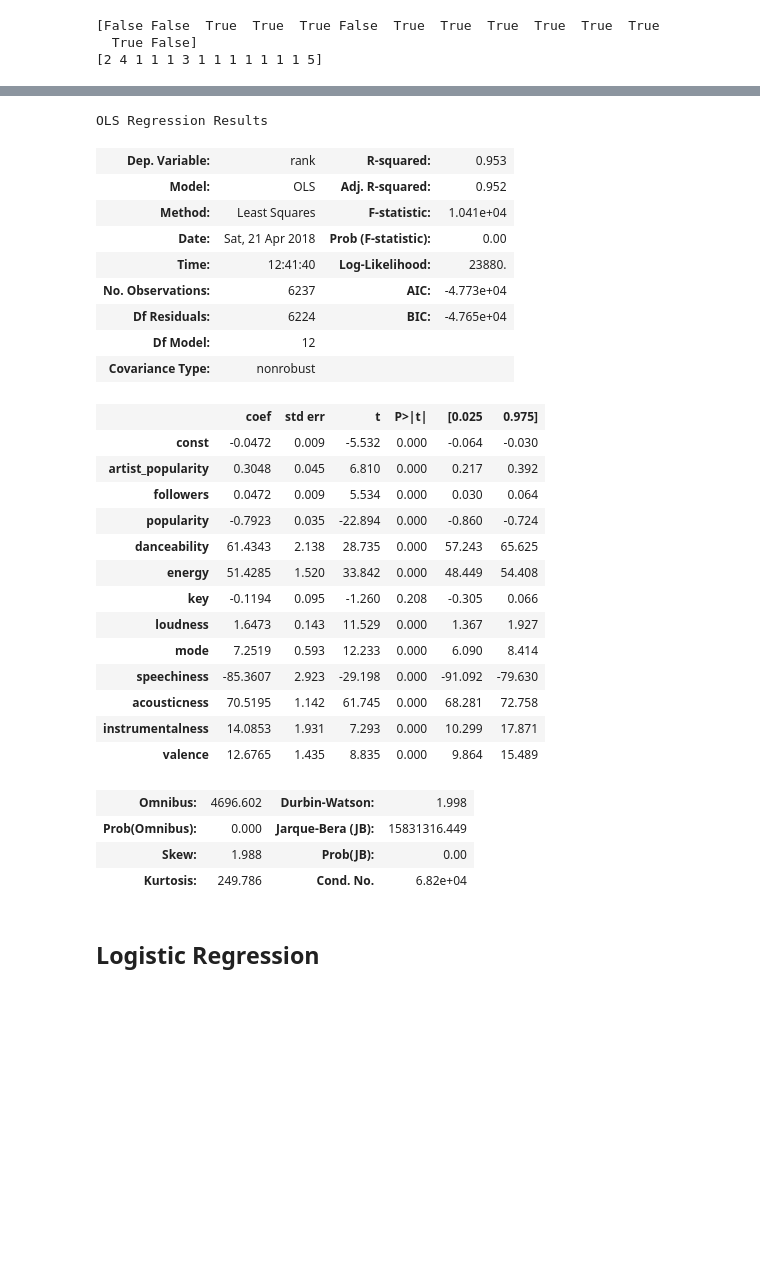
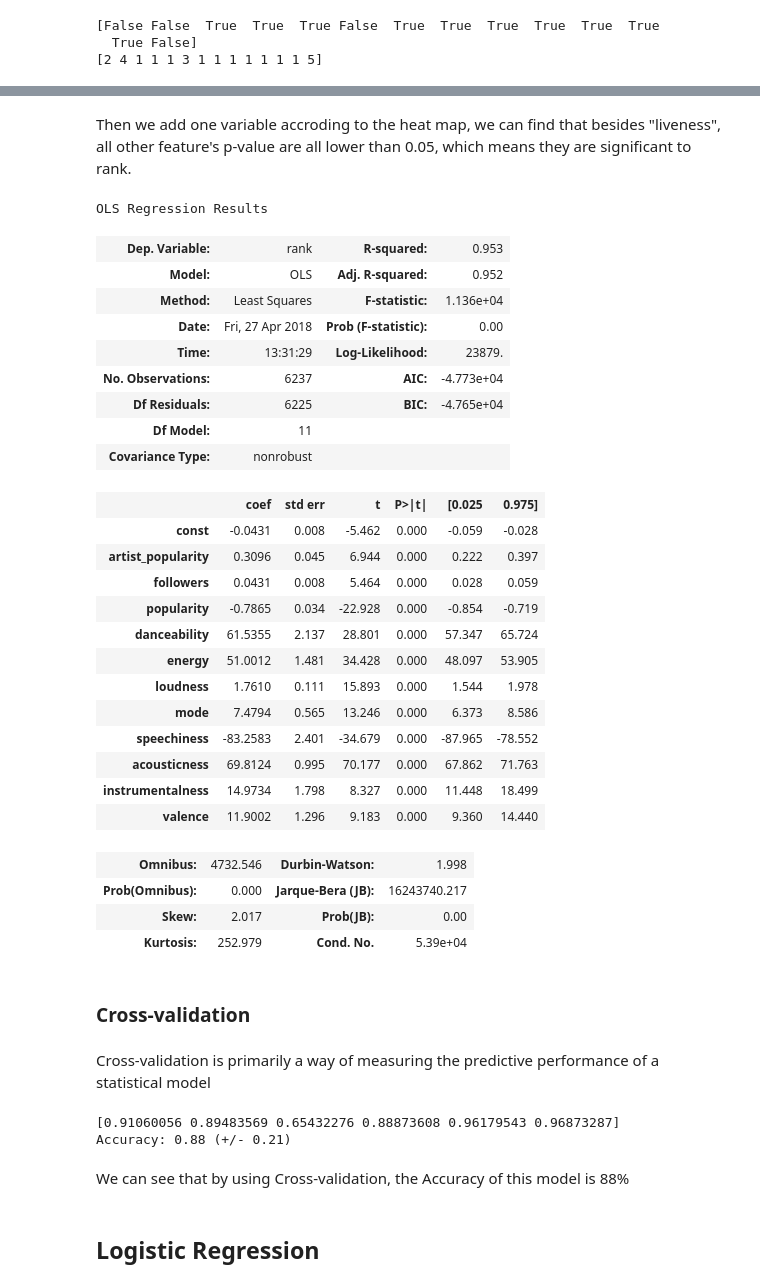
Before and after one commit to WPF9500/7390-Portfolio, a Jupyter notebook: Portfolio.ipynb, the cells around one changed output, grey strips where cells are left out. Drawn from its saved outputs; the diff is of its cells as text; code cells hidden in the pictures; blank space fills up the shorter version.

```diff
--- a/Portfolio.ipynb
+++ b/Portfolio.ipynb
@@ -248,5 +281,5 @@ print(rfe.ranking_)
 # %%
-x = data_zs[["danceability","energy",'valence','liveness','instrumentalness','speechiness','acousticness']]
+x = data_zs[["popularity","danceability",'energy','loudness','mode','speechiness','acousticness','instrumentalness','liveness','valence']]
 X = sm.add_constant(x)
 y = data_zs["rank"]
 model = sm.OLS(y,X).fit()
@@ -278,38 +316,59 @@ OLS Regression Results
+# %% [markdown]
+Then we add one variable accroding to the heat map, we can find that besides "liveness", all other feature's p-value are all lower than 0.05, which means they are significant to rank.
 # %%
-x = data_zs[['artist_popularity','followers','popularity','danceability','energy','key','loudness','mode','speechiness','acousticness'
+x = data_zs[['artist_popularity','followers','popularity','danceability','energy','loudness','mode','speechiness','acousticness'
 ,'instrumentalness','valence']]
 X = sm.add_constant(x)
 y = data_zs["rank"]
 model = sm.OLS(y,X).fit()
 model.summary()
 # %% [output]
 OLS Regression Results
 | Dep. Variable: | rank | R-squared: | 0.953 |
 | Model: | OLS | Adj. R-squared: | 0.952 |
-| Method: | Least Squares | F-statistic: | 1.041e+04 |
-| Date: | Sat, 21 Apr 2018 | Prob (F-statistic): | 0.00 |
-| Time: | 12:41:40 | Log-Likelihood: | 23880. |
+| Method: | Least Squares | F-statistic: | 1.136e+04 |
+| Date: | Fri, 27 Apr 2018 | Prob (F-statistic): | 0.00 |
+| Time: | 13:31:29 | Log-Likelihood: | 23879. |
 | No. Observations: | 6237 | AIC: | -4.773e+04 |
-| Df Residuals: | 6224 | BIC: | -4.765e+04 |
-| Df Model: | 12 |  |  |
+| Df Residuals: | 6225 | BIC: | -4.765e+04 |
+| Df Model: | 11 |  |  |
 | Covariance Type: | nonrobust |  |  |
 |  | coef | std err | t | P>|t| | [0.025 | 0.975] |
-| const | -0.0472 | 0.009 | -5.532 | 0.000 | -0.064 | -0.030 |
-| artist_popularity | 0.3048 | 0.045 | 6.810 | 0.000 | 0.217 | 0.392 |
-| followers | 0.0472 | 0.009 | 5.534 | 0.000 | 0.030 | 0.064 |
-| popularity | -0.7923 | 0.035 | -22.894 | 0.000 | -0.860 | -0.724 |
-| danceability | 61.4343 | 2.138 | 28.735 | 0.000 | 57.243 | 65.625 |
-| energy | 51.4285 | 1.520 | 33.842 | 0.000 | 48.449 | 54.408 |
-| key | -0.1194 | 0.095 | -1.260 | 0.208 | -0.305 | 0.066 |
-| loudness | 1.6473 | 0.143 | 11.529 | 0.000 | 1.367 | 1.927 |
-| mode | 7.2519 | 0.593 | 12.233 | 0.000 | 6.090 | 8.414 |
-| speechiness | -85.3607 | 2.923 | -29.198 | 0.000 | -91.092 | -79.630 |
-| acousticness | 70.5195 | 1.142 | 61.745 | 0.000 | 68.281 | 72.758 |
-| instrumentalness | 14.0853 | 1.931 | 7.293 | 0.000 | 10.299 | 17.871 |
-| valence | 12.6765 | 1.435 | 8.835 | 0.000 | 9.864 | 15.489 |
+| const | -0.0431 | 0.008 | -5.462 | 0.000 | -0.059 | -0.028 |
+| artist_popularity | 0.3096 | 0.045 | 6.944 | 0.000 | 0.222 | 0.397 |
+| followers | 0.0431 | 0.008 | 5.464 | 0.000 | 0.028 | 0.059 |
+| popularity | -0.7865 | 0.034 | -22.928 | 0.000 | -0.854 | -0.719 |
+| danceability | 61.5355 | 2.137 | 28.801 | 0.000 | 57.347 | 65.724 |
+| energy | 51.0012 | 1.481 | 34.428 | 0.000 | 48.097 | 53.905 |
+| loudness | 1.7610 | 0.111 | 15.893 | 0.000 | 1.544 | 1.978 |
+| mode | 7.4794 | 0.565 | 13.246 | 0.000 | 6.373 | 8.586 |
+| speechiness | -83.2583 | 2.401 | -34.679 | 0.000 | -87.965 | -78.552 |
+| acousticness | 69.8124 | 0.995 | 70.177 | 0.000 | 67.862 | 71.763 |
+| instrumentalness | 14.9734 | 1.798 | 8.327 | 0.000 | 11.448 | 18.499 |
+| valence | 11.9002 | 1.296 | 9.183 | 0.000 | 9.360 | 14.440 |
-| Omnibus: | 4696.602 | Durbin-Watson: | 1.998 |
-| Prob(Omnibus): | 0.000 | Jarque-Bera (JB): | 15831316.449 |
-| Skew: | 1.988 | Prob(JB): | 0.00 |
-| Kurtosis: | 249.786 | Cond. No. | 6.82e+04 |
+| Omnibus: | 4732.546 | Durbin-Watson: | 1.998 |
+| Prob(Omnibus): | 0.000 | Jarque-Bera (JB): | 16243740.217 |
+| Skew: | 2.017 | Prob(JB): | 0.00 |
+| Kurtosis: | 252.979 | Cond. No. | 5.39e+04 |
+# %% [markdown]
+### Cross-validation
+# %% [markdown]
+Cross-validation is primarily a way of measuring the predictive performance of a statistical model
+# %%
+x = data_zs[['artist_popularity','followers','popularity','danceability','energy','loudness','mode','speechiness','acousticness'
+,'instrumentalness','valence']]
+y = data_zs["rank"]
+X=np.array(X)
+y=np.array(y)
+X_train, X_test, y_train, y_test = train_test_split(X,y,test_size=0.3,random_state=0)
+clf = LinearRegression()
+scores = cross_val_score(clf, X_test, y_test, cv=6)
+print(scores)
+print("Accuracy: %0.2f (+/- %0.2f)" % (scores.mean(), scores.std() * 2))
+# %% [output]
+[0.91060056 0.89483569 0.65432276 0.88873608 0.96179543 0.96873287]
+Accuracy: 0.88 (+/- 0.21)
+# %% [markdown]
+We can see that by using Cross-validation, the Accuracy of this model is 88%
 # %% [markdown]
 ## Logistic Regression
```
Also changed, not shown: parts of 87 cells of this notebook.
